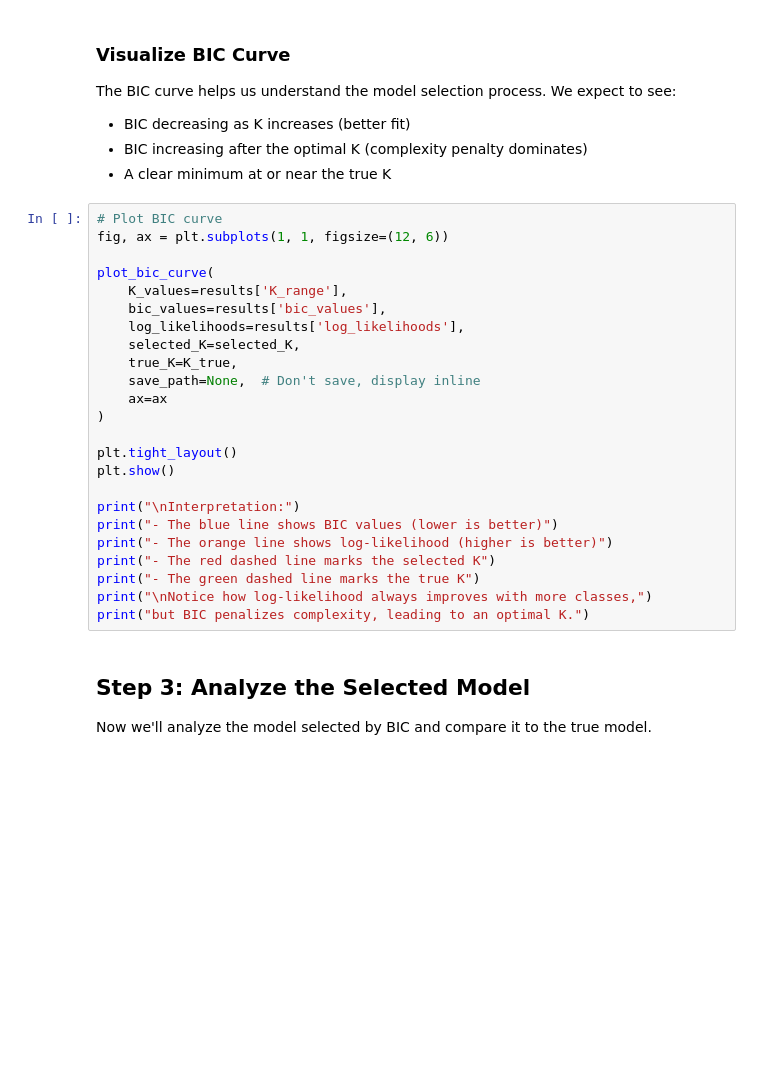
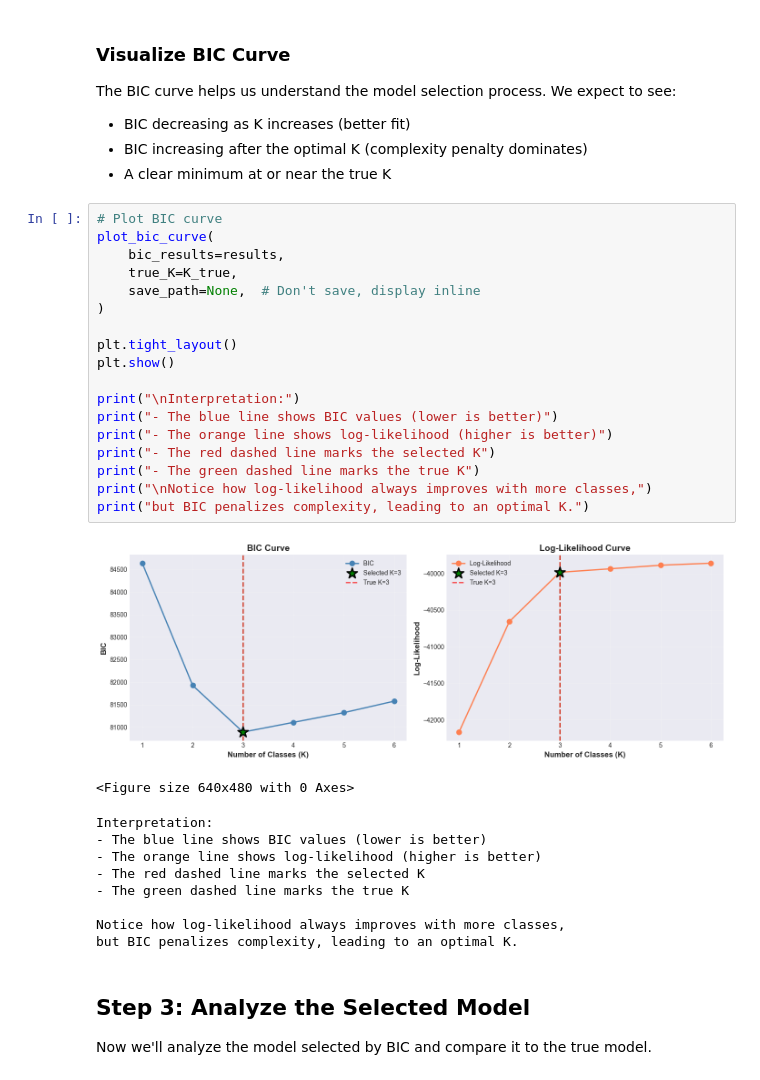
Before and after one commit to siyuat-ui/607-Final-Project, a Jupyter notebook: demo/latent_class_demo.ipynb, the cells around one changed output. Cells and saved outputs as stored; diff of their text form; blank space fills up the shorter version.

```diff
--- a/demo/latent_class_demo.ipynb
+++ b/demo/latent_class_demo.ipynb
@@ -236,28 +299,33 @@ The BIC curve helps us understand the model selection process. We expect to see:
 - A clear minimum at or near the true K
 # %%
 # Plot BIC curve
-fig, ax = plt.subplots(1, 1, figsize=(12, 6))
-
 plot_bic_curve(
-    K_values=results['K_range'],
-    bic_values=results['bic_values'],
-    log_likelihoods=results['log_likelihoods'],
-    selected_K=selected_K,
+    bic_results=results,
     true_K=K_true,
     save_path=None,  # Don't save, display inline
-    ax=ax
 )
 
 plt.tight_layout()
 plt.show()
 
 print("\nInterpretation:")
 print("- The blue line shows BIC values (lower is better)")
 print("- The orange line shows log-likelihood (higher is better)")
 print("- The red dashed line marks the selected K")
 print("- The green dashed line marks the true K")
 print("\nNotice how log-likelihood always improves with more classes,")
 print("but BIC penalizes complexity, leading to an optimal K.")
+# %% [output]
+[figure, added]
+<Figure size 640x480 with 0 Axes>
+Interpretation:
+- The blue line shows BIC values (lower is better)
+- The orange line shows log-likelihood (higher is better)
+- The red dashed line marks the selected K
+- The green dashed line marks the true K
+
+Notice how log-likelihood always improves with more classes,
+but BIC penalizes complexity, leading to an optimal K.
 # %% [markdown]
 ## Step 3: Analyze the Selected Model
 
```
Also changed, not shown: parts of 16 cells of this notebook, 7 other files.
